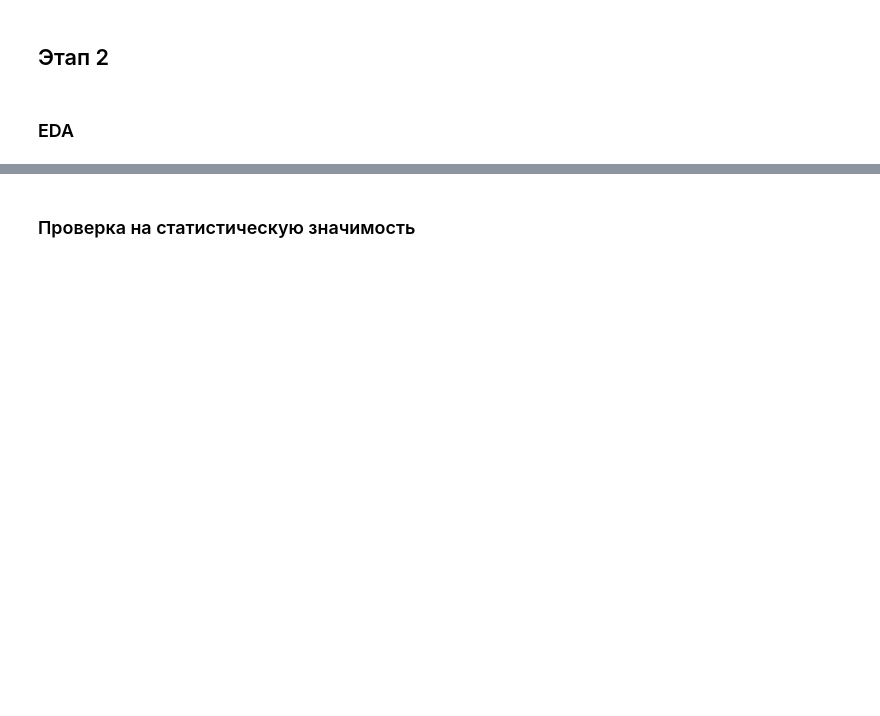
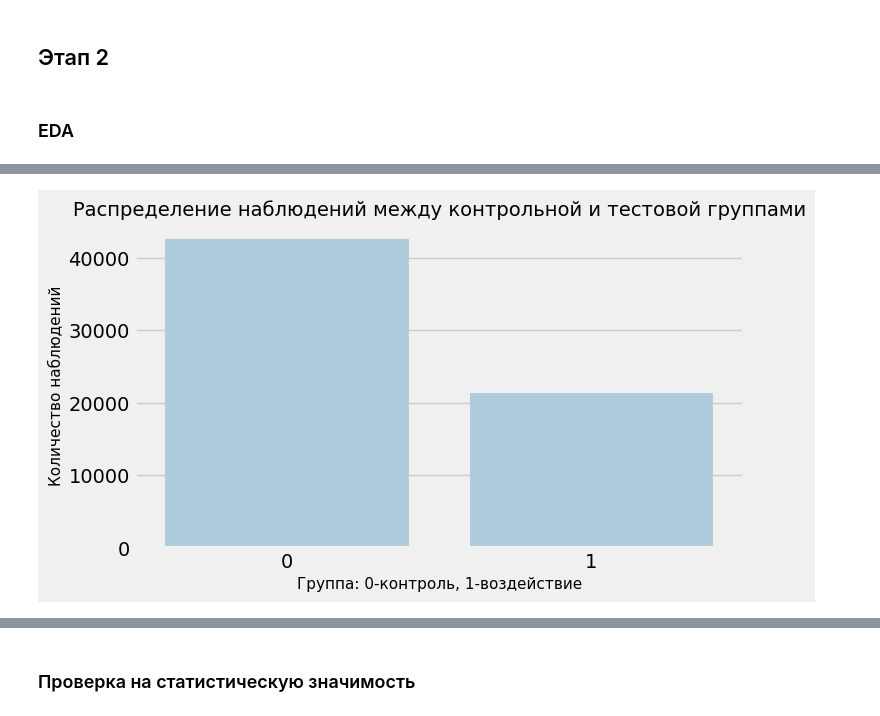
Before and after one commit to LadyProGo/mle-project-sprint-5-v001, a Jupyter notebook: final_uplift_project.ipynb, the cells around one changed output, grey strips where cells are left out. Cells and saved outputs as stored; diff of their text form; code cells hidden in the pictures; blank space fills up the shorter version.

```diff
--- a/final_uplift_project.ipynb
+++ b/final_uplift_project.ipynb
@@ -4,0 +84,11 @@
+# %%
+# задаём путь к исходному датасету
+DATA_PATH = Path("uplift_fp_data.csv")
+# %%
+# проверяем существование файла с данными
+if not DATA_PATH.exists():
+    raise FileNotFoundError(f"Файл не найден: {DATA_PATH.resolve()}")
+
+# загружаем датасет и делаем проверку
+data = pd.read_csv(DATA_PATH)
+data.head()
@@ -12,0 +332,13 @@
+# %%
+# создаём визуализацию размера экспериментальных групп
+plt.figure(figsize=(7, 4))
+sns.countplot(
+    data=data,
+    x="treatment"
+)
+plt.title("Распределение наблюдений между контрольной и тестовой группами", fontsize=14)
+plt.xlabel("Группа: 0-контроль, 1-воздействие", fontsize=11)
+plt.ylabel("Количество наблюдений", fontsize=11)
+plt.show()
+# %% [output]
+[figure, added]
```
Also changed, not shown: parts of 57 cells of this notebook, 2 other files.
